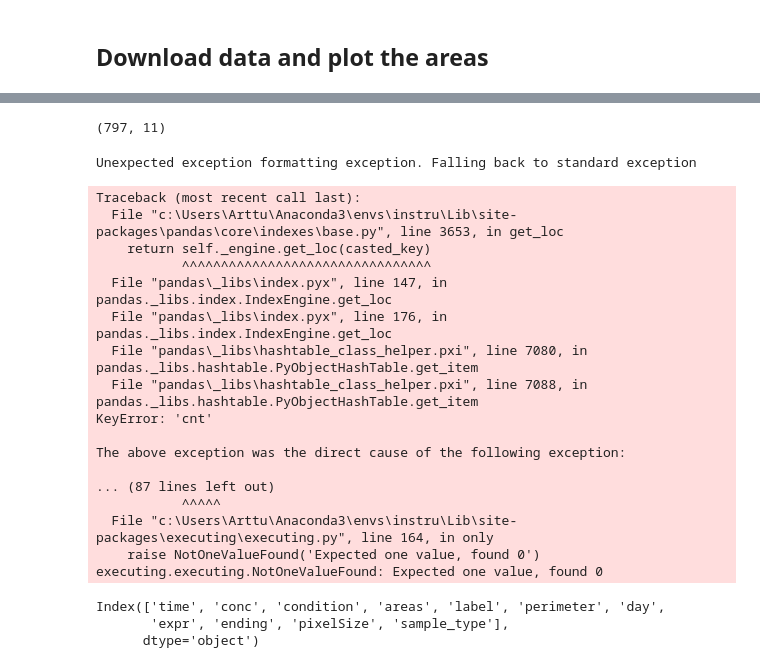
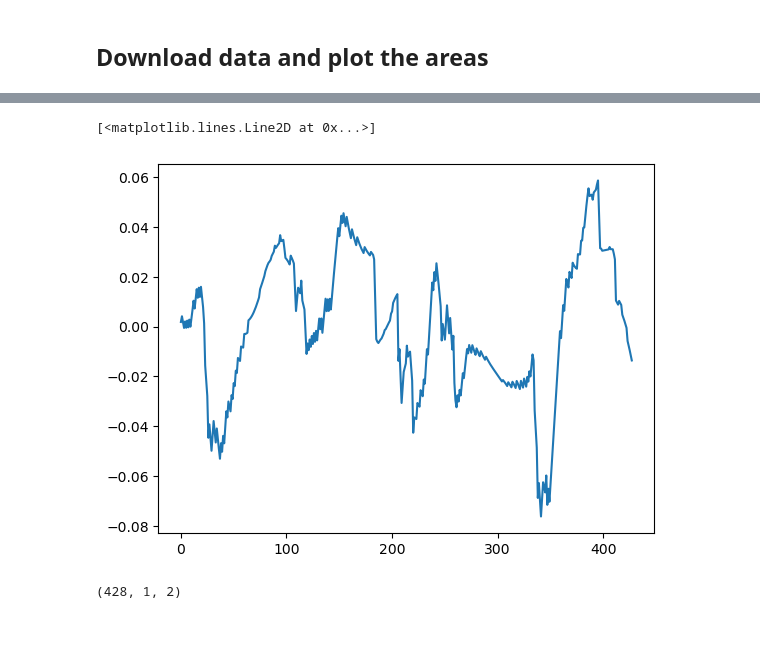
Before and after one commit to ArttuD/InstruProject, a Jupyter notebook: incubationSeries/cleanSegment.ipynb, the cells around one changed output, grey strips where cells are left out. Drawn from its saved outputs; the diff is of its cells as text; code cells hidden in the pictures; blank space fills up the shorter version.

```diff
--- a/incubationSeries/cleanSegment.ipynb
+++ b/incubationSeries/cleanSegment.ipynb
@@ -383,31 +621,10 @@ len(dict_all["sample_type"])
+# %%
+phi = np.unwrap(np.arctan2(current[:,0,0],current[:,0,1]))
+plt.plot(scipy.signal.detrend(phi))
+# %% [output]
+[<matplotlib.lines.Line2D at 0x...>]
+[figure, added]
 # %%
-df_all.shape
+current.shape
 # %% [output]
-(797, 11)
+(428, 1, 2)
-# %%
-pca, df_pca, comps = PCA_and_viz(df_all, dict_all, "R","label") #label #time
-# %% [output]
-Unexpected exception formatting exception. Falling back to standard exception
-Traceback (most recent call last):
-  File "c:\Users\Arttu\Anaconda3\envs\instru\Lib\site-packages\pandas\core\indexes\base.py", line 3653, in get_loc
-    return self._engine.get_loc(casted_key)
-           ^^^^^^^^^^^^^^^^^^^^^^^^^^^^^^^^
-  File "pandas\_libs\index.pyx", line 147, in pandas._libs.index.IndexEngine.get_loc
-  File "pandas\_libs\index.pyx", line 176, in pandas._libs.index.IndexEngine.get_loc
-  File "pandas\_libs\hashtable_class_helper.pxi", line 7080, in pandas._libs.hashtable.PyObjectHashTable.get_item
-  File "pandas\_libs\hashtable_class_helper.pxi", line 7088, in pandas._libs.hashtable.PyObjectHashTable.get_item
-KeyError: 'cnt'
-
-The above exception was the direct cause of the following exception:
-
-... (87 lines left out)
-           ^^^^^
-  File "c:\Users\Arttu\Anaconda3\envs\instru\Lib\site-packages\executing\executing.py", line 164, in only
-    raise NotOneValueFound('Expected one value, found 0')
-executing.executing.NotOneValueFound: Expected one value, found 0
-# %%
-df_all.keys()
-# %% [output]
-Index(['time', 'conc', 'condition', 'areas', 'label', 'perimeter', 'day',
-       'expr', 'ending', 'pixelSize', 'sample_type'],
-      dtype='object')
```
Also changed, not shown: parts of 18 cells of this notebook, 1 other file.
